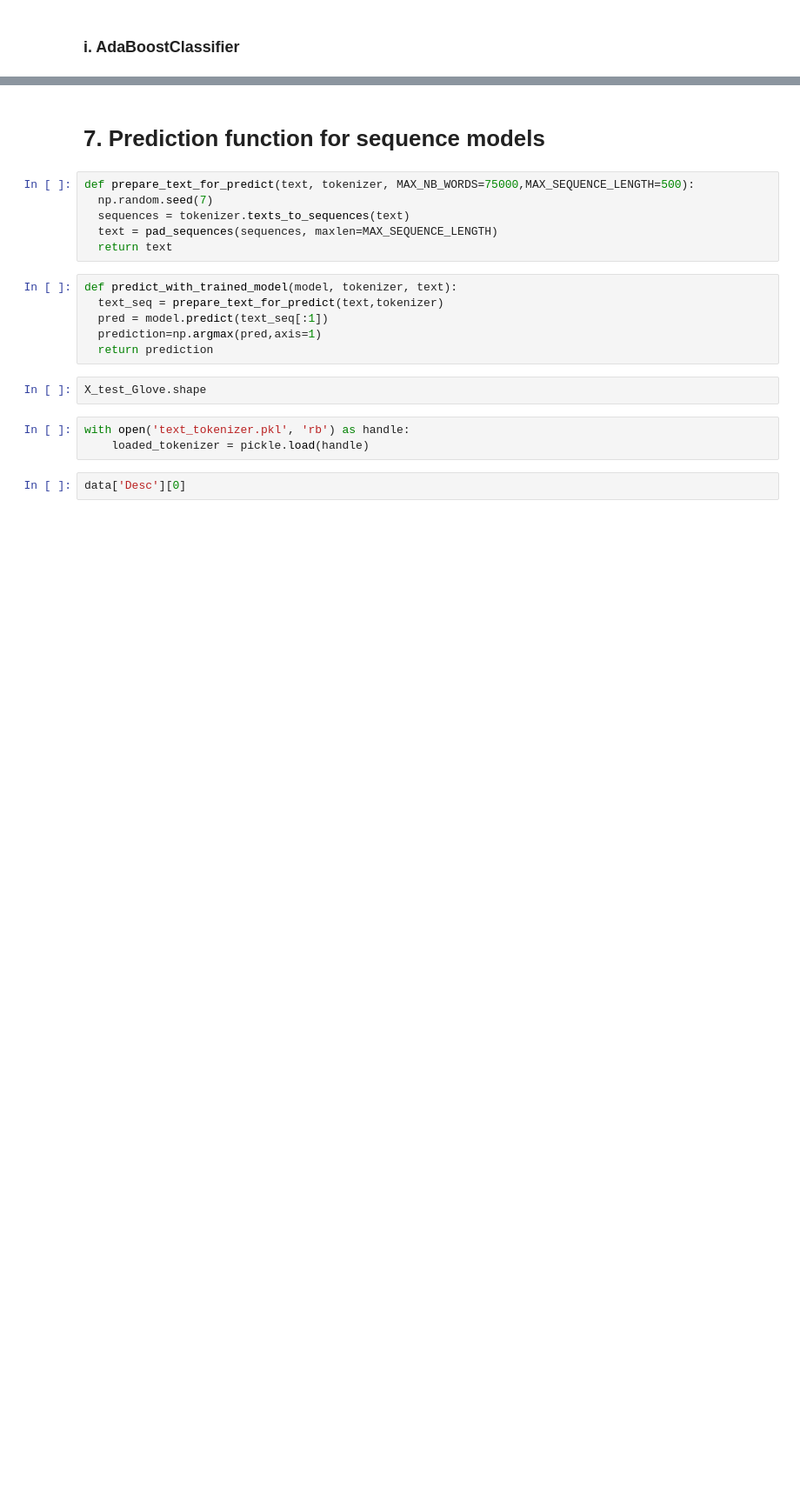
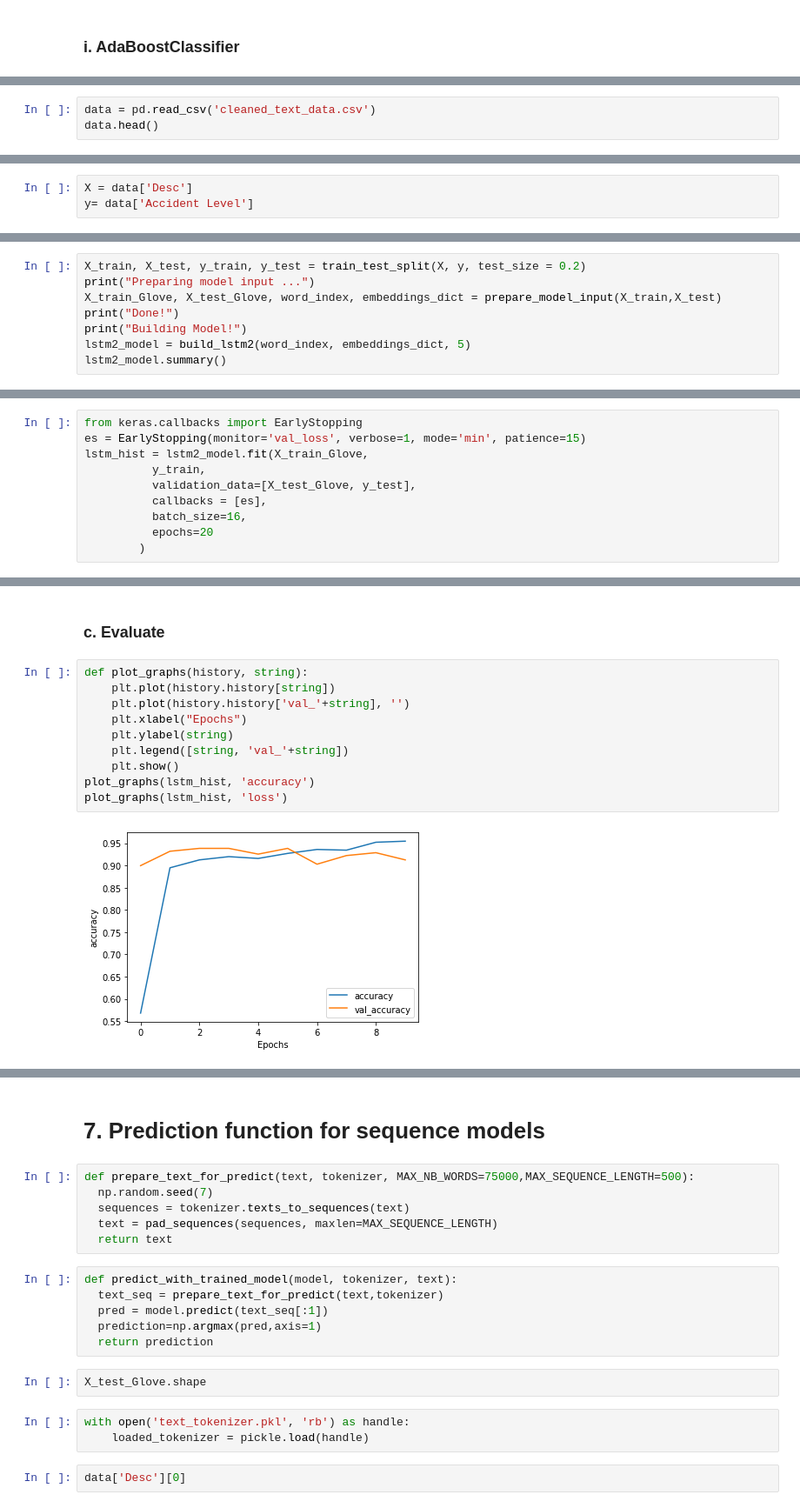
Before and after one commit to vishnudas-raveendran/PGP-AIML, a Jupyter notebook: Capstone_interim.ipynb, the cells around one changed output, grey strips where cells are left out. Shown at 87% size. Drawn from its saved outputs; the diff is of its cells as text; blank space fills up the shorter version.

Commit message:
Updates to DL models from hemlata

```diff
--- a/Capstone_interim.ipynb
+++ b/Capstone_interim.ipynb
@@ -1473,0 +1461,3 @@ model = AutoModelForSequenceClassification.from_pretrained("distilbert-base-unca
+# %%
+data = pd.read_csv('cleaned_text_data.csv')
+data.head()
@@ -1473,0 +1471,3 @@ model = AutoModelForSequenceClassification.from_pretrained("distilbert-base-unca
+# %%
+X = data['Desc']
+y= data['Accident Level']
@@ -1473,0 +1506,8 @@ model = AutoModelForSequenceClassification.from_pretrained("distilbert-base-unca
+# %%
+X_train, X_test, y_train, y_test = train_test_split(X, y, test_size = 0.2)
+print("Preparing model input ...")
+X_train_Glove, X_test_Glove, word_index, embeddings_dict = prepare_model_input(X_train,X_test)
+print("Done!")
+print("Building Model!")
+lstm2_model = build_lstm2(word_index, embeddings_dict, 5)
+lstm2_model.summary()
@@ -1473,0 +1534,10 @@ model = AutoModelForSequenceClassification.from_pretrained("distilbert-base-unca
+# %%
+from keras.callbacks import EarlyStopping
+es = EarlyStopping(monitor='val_loss', verbose=1, mode='min', patience=15)
+lstm_hist = lstm2_model.fit(X_train_Glove,
+          y_train,
+          validation_data=[X_test_Glove, y_test],
+          callbacks = [es],
+          batch_size=16,
+          epochs=20
+        )
@@ -1473,0 +1562,14 @@ model = AutoModelForSequenceClassification.from_pretrained("distilbert-base-unca
+# %% [markdown]
+### c. Evaluate
+# %%
+def plot_graphs(history, string):
+    plt.plot(history.history[string])
+    plt.plot(history.history['val_'+string], '')
+    plt.xlabel("Epochs")
+    plt.ylabel(string)
+    plt.legend([string, 'val_'+string])
+    plt.show()
+plot_graphs(lstm_hist, 'accuracy')
+plot_graphs(lstm_hist, 'loss')
+# %% [output]
+[figure, added]
```
Also changed, not shown: parts of 85 cells of this notebook.
